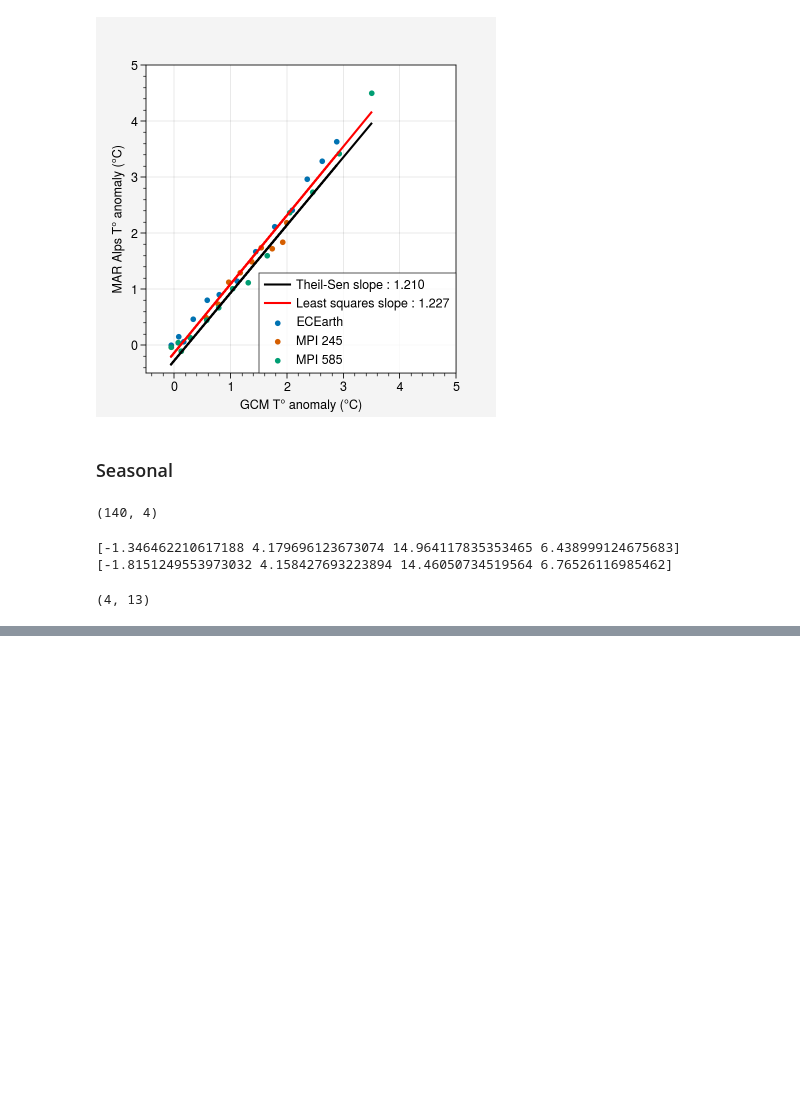
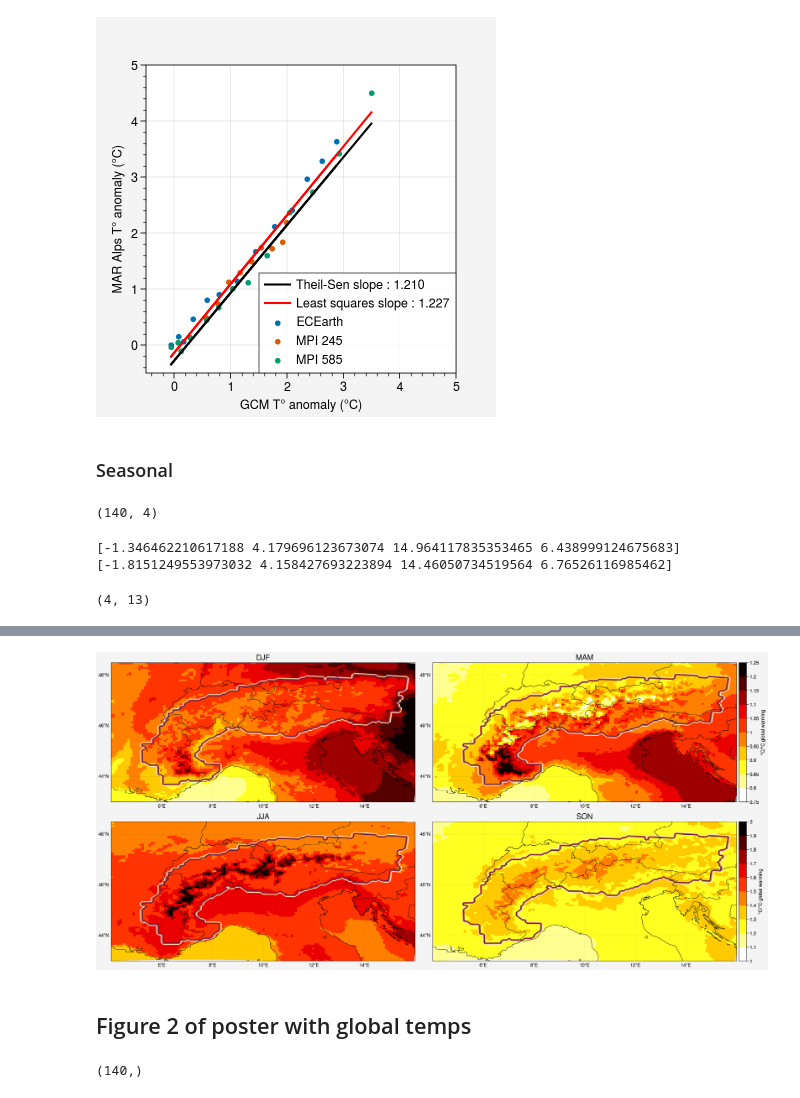
Before and after one commit to Ian-CD/PhD, a Jupyter notebook: global_warming_trends.ipynb, the cells around one changed output, grey strips where cells are left out. Drawn from its saved outputs; the diff is of its cells as text; code cells hidden in the pictures; blank space fills up the shorter version.

```diff
--- a/global_warming_trends.ipynb
+++ b/global_warming_trends.ipynb
@@ -312,0 +412,23 @@ axs.format(collabels = ['DJF','MAM','JJA','SON'])
+# %%
+f, axs = pplt.subplots(proj='cyl',axwidth=8,nrows=2,ncols=2)
+
+
+for seas in range(2):
+    m = axs[seas].pcolormesh(lon,lat,slope_linregress_season_map[seas],levels=np.linspace(0.75,1.25,11),cmap='hot_r')
+    axs[seas].contour(lon, lat,alps)
+    axs[seas].format(title=['DJF','MAM','JJA','SON'][seas],titlesize='20px')
+
+axs[1].colorbar(m, label= '°C/°C global warming')
+
+for seas in [2,3]:
+    m = axs[seas].pcolormesh(lon,lat,slope_linregress_season_map[seas],levels=np.linspace(1,2,11),cmap='hot_r')
+    axs[seas].contour(lon, lat,alps)
+    axs[seas].format(title=['DJF','MAM','JJA','SON'][seas],titlesize='20px')
+
+axs[3].colorbar(m, label= '°C/°C global warming')
+
+axs.format(**normal_format)
+# %% [output]
+[figure, added]
+# %% [markdown]
+## Figure 2 of poster with global temps
@@ -312,0 +439,4 @@ axs.format(collabels = ['DJF','MAM','JJA','SON'])
+# %%
+yrly_tas_ECEarth_globalmean_spline.shape
+# %% [output]
+(140,)
```
Also changed, not shown: parts of 14 cells of this notebook.
